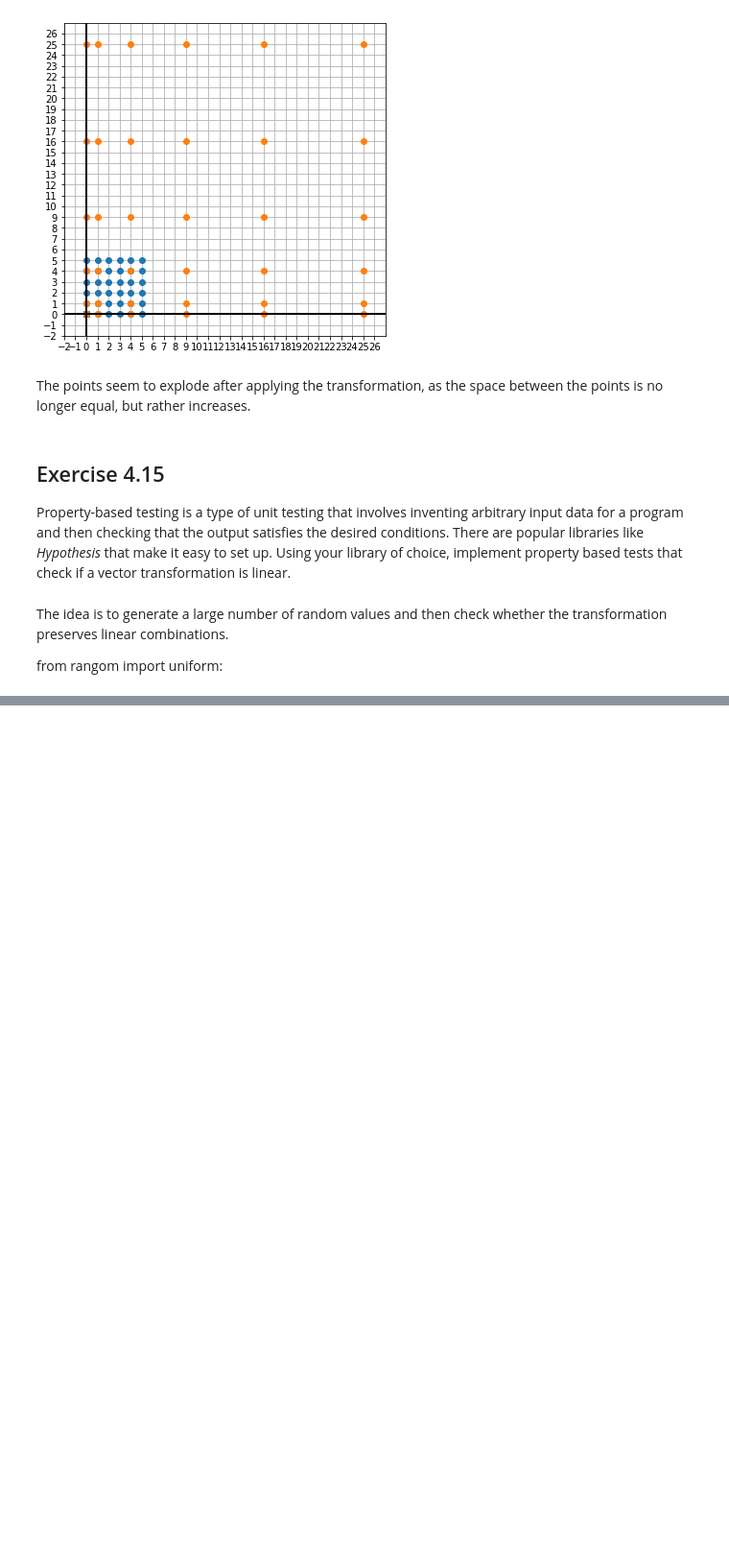
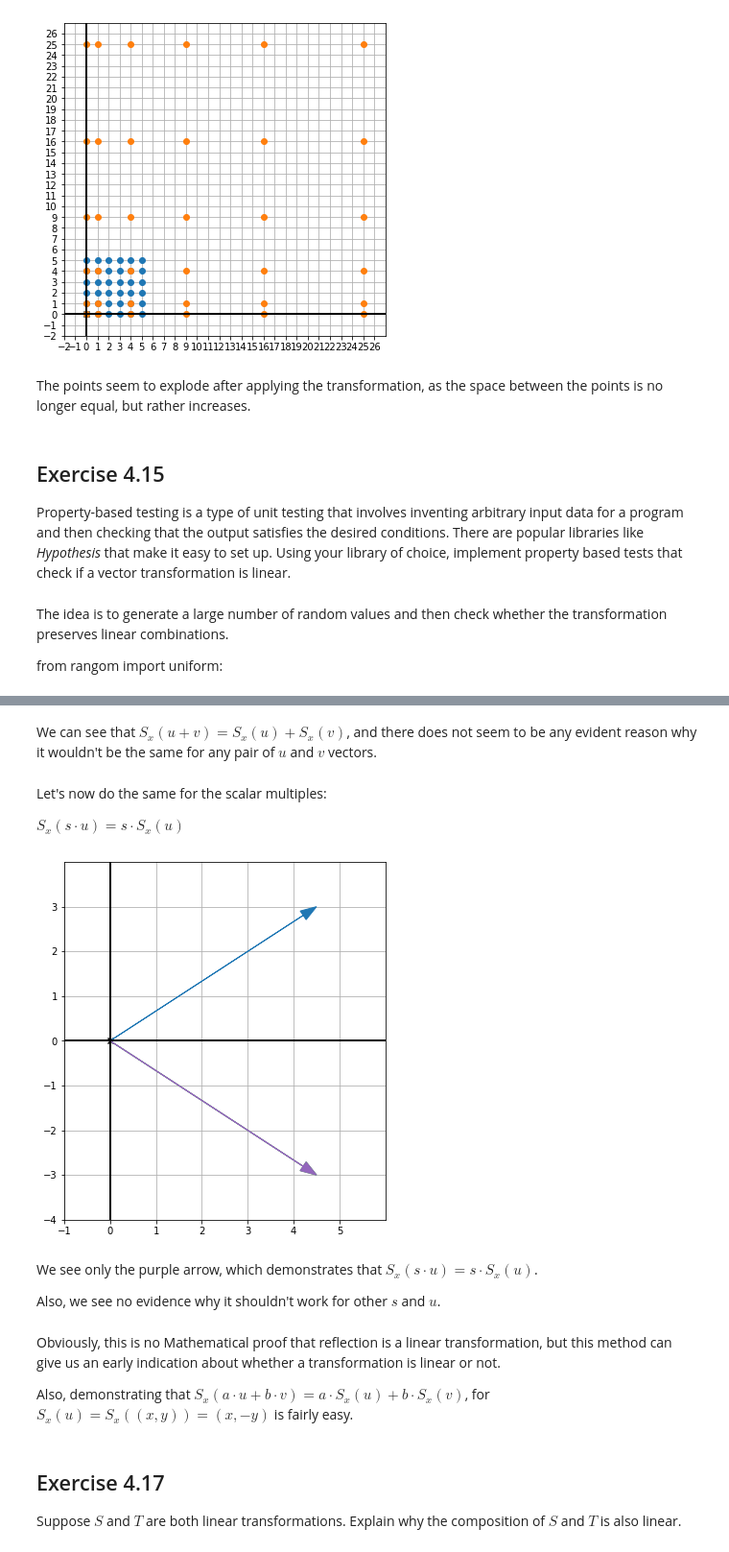
Before and after one commit to sergiofgonzalez/math-workbench, a Jupyter notebook: 03-transformations/e02-transformation-exercises-notebook/transformations_exercises.ipynb, the cells around one changed output, grey strips where cells are left out. Shown at 96% size. Drawn from its saved outputs; the diff is of its cells as text; code cells hidden in the pictures; blank space fills up the shorter version.

```diff
--- a/03-transformations/e02-transformation-exercises-notebook/transformations_exercises.ipynb
+++ b/03-transformations/e02-transformation-exercises-notebook/transformations_exercises.ipynb
@@ -517,0 +574,42 @@ property_based_testing(1000, rand, identity_transform)
+# %% [markdown]
+We can see that $ S_x(u + v) = S_x(u) + S_x(v) $, and there does not seem to be any evident reason why it wouldn't be the same for any pair of $ u $ and $ v $ vectors.
+# %% [markdown]
+Let's now do the same for the scalar multiples:
+
+$
+S_x(s \cdot u) = s \cdot S_x(u)
+$
+# %%
+from my_draw2d import *
+from vectors_my_implementation import *
+
+u = (3, 2)
+s = 1.5
+scalar_product = scale(s, u)
+
+def sx(v):
+    x, y = v
+    return (x, -y)
+
+sx_u = sx(u)
+sx_scalar_product = sx(scalar_product)
+
+draw2d(
+    Arrow2D(scalar_product, color=blue),
+    Arrow2D(scale(s, sx_u), color=green),
+    Arrow2D(sx_scalar_product, color=purple)
+)
+# %% [output]
+[figure, added]
+# %% [markdown]
+We see only the purple arrow, which demonstrates that $ S_x(s \cdot u) = s \cdot S_x(u) $.
+
+Also, we see no evidence why it shouldn't work for other $ s $ and $ u $.
+# %% [markdown]
+Obviously, this is no Mathematical proof that reflection is a linear transformation, but this method can give us an early indication about whether a transformation is linear or not.
+
+Also, demonstrating that $ S_x(a \cdot u + b \cdot v) = a \cdot S_x(u) + b \cdot S_x(v) $, for $ S_x(u) = S_x((x, y)) = (x, -y) $ is fairly easy.
+# %% [markdown]
+## Exercise 4.17
+
+Suppose $ S $ and $ T $ are both linear transformations. Explain why the composition of $ S $ and $ T $ is also linear.
```
Also changed, not shown: parts of 21 cells of this notebook, 3 other files.
